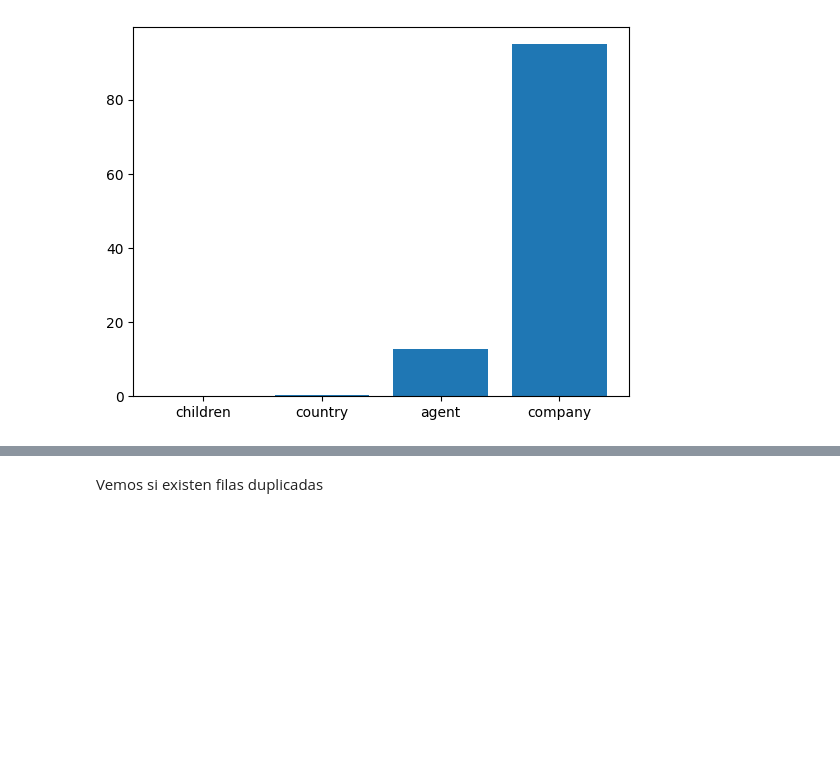
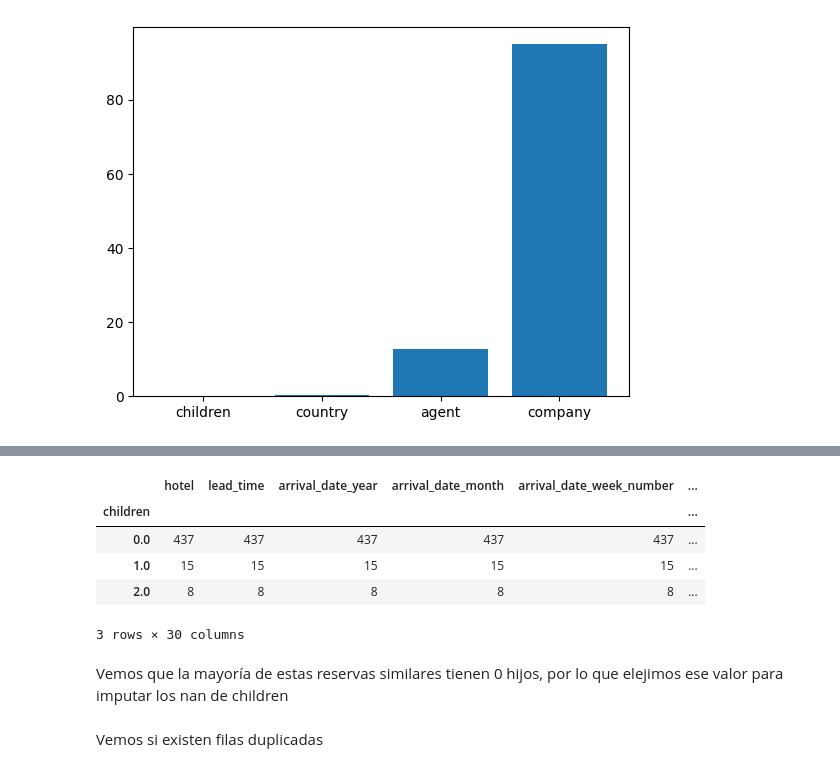
Before and after one commit to franmazzaro/7506R-2C2023-GRUPO39, a Jupyter notebook: 7506R_TP1_GRUPO39_CHP1_ENTREGA.ipynb, the cells around one changed output, grey strips where cells are left out. Cells and saved outputs as stored; diff of their text form; code cells hidden in the pictures; blank space fills up the shorter version.

```diff
--- a/7506R_TP1_GRUPO39_CHP1_ENTREGA.ipynb
+++ b/7506R_TP1_GRUPO39_CHP1_ENTREGA.ipynb
@@ -1172,3 +1167 @@ En cambio en agent podriamos ver algun metodo para rellenar los datos faltantes.
-# %%
-reservas_limpio = reservas_limpio.drop(columns = 'company')
 # %% [markdown]
@@ -1176,10 +1170,0 @@ Vamos a imputar todos los valores nulos de la columna agent agregando un id de v
-# %%
-def reemplazar_nulo(agent):
-  negativo = -1
-  if (math.isnan(agent)):
-    return negativo
-  else:
-    return agent
-
-reservas_limpio['agent'] = reservas_limpio['agent'].apply(reemplazar_nulo)
-reservas_limpio.isna().sum()
@@ -1203,0 +1171,3 @@ dtype: int64
+# %%
+reservas_limpio['agent'] = reservas_limpio['agent'].fillna(-1)
+reservas_limpio['company'] = reservas_limpio['company'].fillna(-1)
@@ -1203,0 +1181,11 @@ dtype: int64
+# %%
+reservas_limpio.loc[(reservas_limpio["arrival_date_year"]==2015) & (reservas_limpio["arrival_date_month"]=="August") & (reservas_limpio["arrival_date_week_number"]==32)].groupby("children").count()
+# %% [output]
+|  | hotel | lead_time | arrival_date_year | arrival_date_month | arrival_date_week_number | ... |
+| children |  |  |  |  |  | ... |
+| 0.0 | 437 | 437 | 437 | 437 | 437 | ... |
+| 1.0 | 15 | 15 | 15 | 15 | 15 | ... |
+| 2.0 | 8 | 8 | 8 | 8 | 8 | ... |
+3 rows × 30 columns
+# %% [markdown]
+Vemos que la mayoría de estas reservas similares tienen 0 hijos, por lo que elejimos ese valor para imputar los nan de children
```
Also changed, not shown: parts of 13 cells of this notebook.
